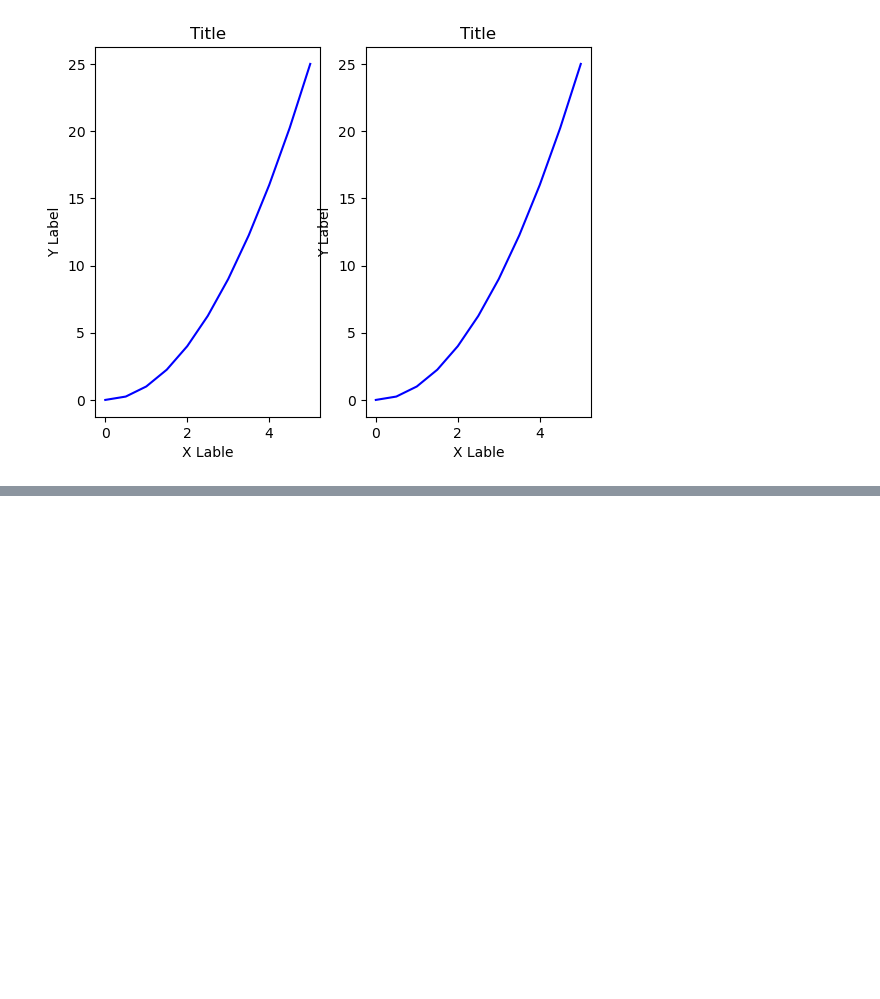
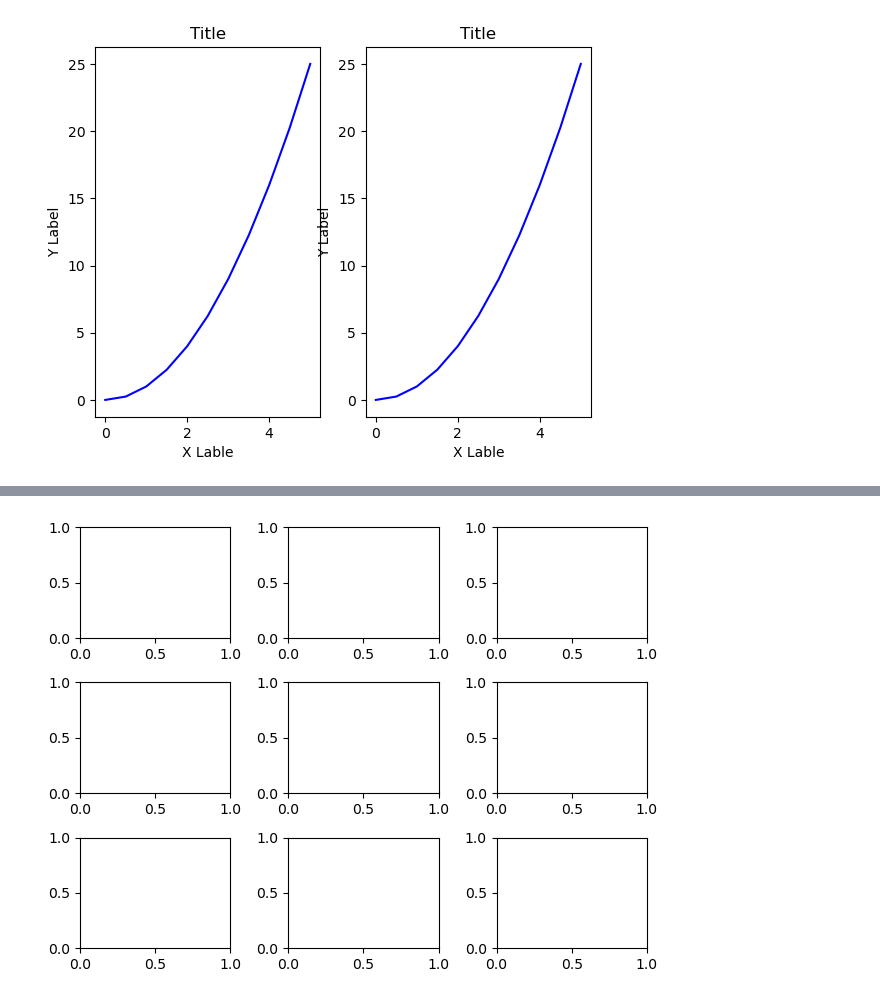
Before and after one commit to JenasJermaine/Learning-Data-Science-and-Machine-Learning, a Jupyter notebook: Data Viz- MatPlotLib/MatPlotLib.ipynb, the cells around one changed output, grey strips where cells are left out. Cells and saved outputs as stored; diff of their text form; code cells hidden in the pictures; blank space fills up the shorter version.

```diff
--- a/Data Viz- MatPlotLib/MatPlotLib.ipynb
+++ b/Data Viz- MatPlotLib/MatPlotLib.ipynb
@@ -81,0 +93,5 @@ for axis in axes:
+# %%
+fig,axes = plt.subplots(3,3)
+plt.tight_layout()
+# %% [output]
+[figure, added]
```
Also changed, not shown: parts of 8 cells of this notebook, 1 other file.
